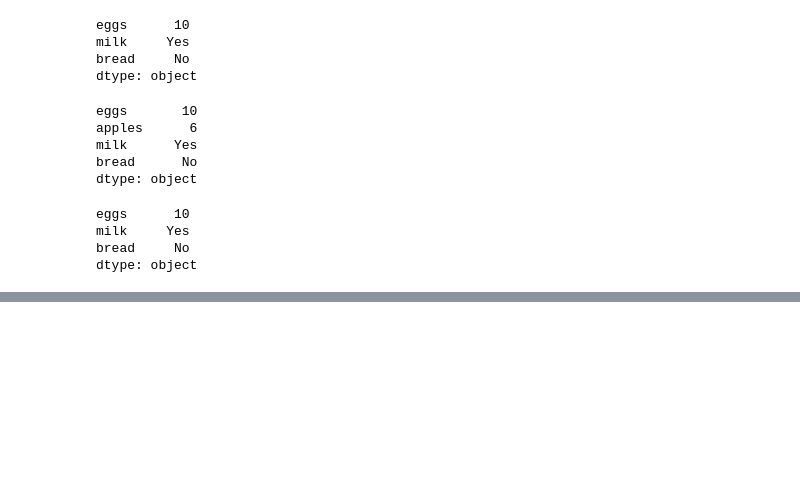
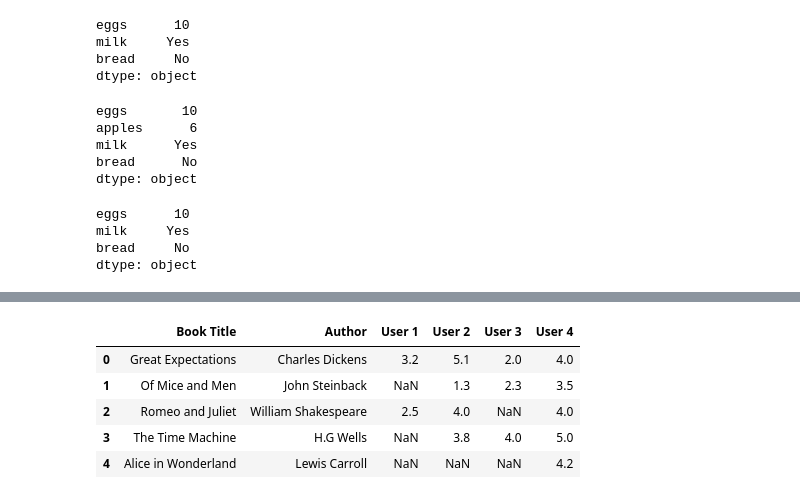
Before and after one commit to Crazz-Zaac/libraries-basic, a Jupyter notebook: Basic of numpy_pandas library.ipynb, the cells around one changed output, grey strips where cells are left out. Cells and saved outputs as stored; diff of their text form; code cells hidden in the pictures; blank space fills up the shorter version.

```diff
--- a/Basic of numpy_pandas library.ipynb
+++ b/Basic of numpy_pandas library.ipynb
@@ -480,0 +783,8 @@ groceries
+# %%
+books = pd.Series(data=['Great Expectations', 'Of Mice and Men', 'Romeo and Juliet', 'The Time Machine', 'Alice in Wonderland'])
+authors = pd.Series(data=['Charles Dickens', 'John Steinback', 'William Shakespeare', 'H.G Wells', 'Lewis Carroll'])
+# %%
+user_1 = pd.Series(data=[3.2, np.nan, 2.5])
+user_2 = pd.Series(data=[5.1, 1.3, 4.0, 3.8])
+user_3 = pd.Series(data=[2.0, 2.3, np.nan, 4])
+user_4 = pd.Series(data=[4, 3.5, 4, 5, 4.2])
@@ -480,0 +796,14 @@ groceries
+# %%
+data = {'Book Title':books, 'Author':authors,
+       'User 1':user_1, 'User 2':user_2, 'User 3':user_3,
+       'User 4':user_4}
+# %%
+book_ratings = pd.DataFrame(data)
+book_ratings
+# %% [output]
+|  | Book Title | Author | User 1 | User 2 | User 3 | User 4 |
+| 0 | Great Expectations | Charles Dickens | 3.2 | 5.1 | 2.0 | 4.0 |
+| 1 | Of Mice and Men | John Steinback | NaN | 1.3 | 2.3 | 3.5 |
+| 2 | Romeo and Juliet | William Shakespeare | 2.5 | 4.0 | NaN | 4.0 |
+| 3 | The Time Machine | H.G Wells | NaN | 3.8 | 4.0 | 5.0 |
+| 4 | Alice in Wonderland | Lewis Carroll | NaN | NaN | NaN | 4.2 |
```
Also changed, not shown: parts of 71 cells of this notebook, 2 other files.
